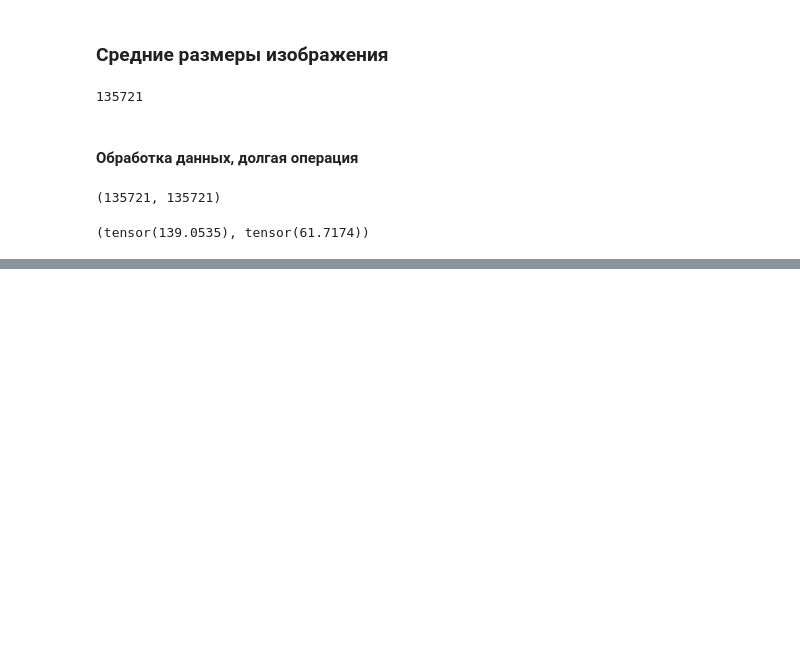
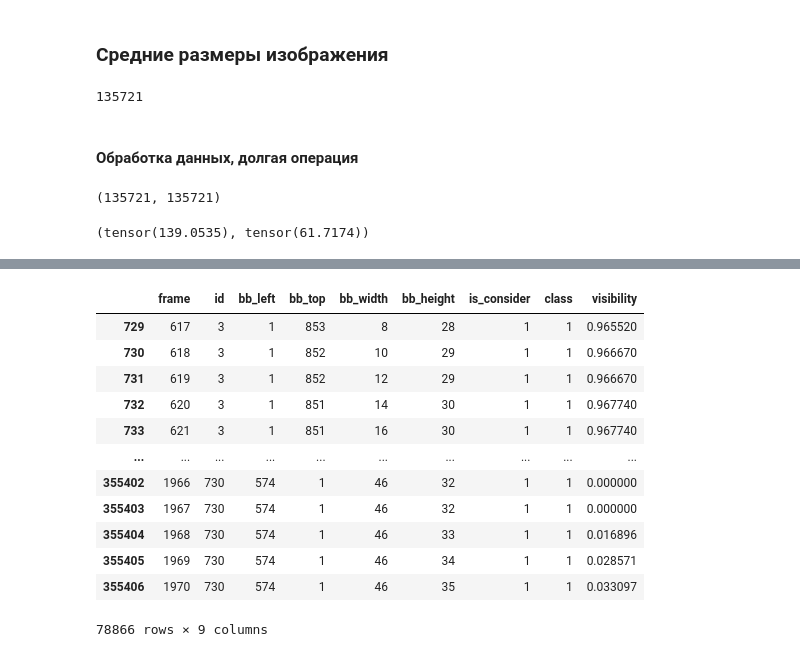
Before and after one commit to BlackKingWhitePawn/reidentification, a Jupyter notebook: mot20_ext_dataset.test.ipynb, the cells around one changed output, grey strips where cells are left out. Cells and saved outputs as stored; diff of their text form; code cells hidden in the pictures; blank space fills up the shorter version.

```diff
--- a/mot20_ext_dataset.test.ipynb
+++ b/mot20_ext_dataset.test.ipynb
@@ -302,0 +346,17 @@ xxs.mean(), yys.mean()
+# %%
+test_det = gt[mask_test]
+test_det
+# %% [output]
+|  | frame | id | bb_left | bb_top | bb_width | bb_height | is_consider | class | visibility |
+| 729 | 617 | 3 | 1 | 853 | 8 | 28 | 1 | 1 | 0.965520 |
+| 730 | 618 | 3 | 1 | 852 | 10 | 29 | 1 | 1 | 0.966670 |
+| 731 | 619 | 3 | 1 | 852 | 12 | 29 | 1 | 1 | 0.966670 |
+| 732 | 620 | 3 | 1 | 851 | 14 | 30 | 1 | 1 | 0.967740 |
+| 733 | 621 | 3 | 1 | 851 | 16 | 30 | 1 | 1 | 0.967740 |
+| ... | ... | ... | ... | ... | ... | ... | ... | ... | ... |
+| 355402 | 1966 | 730 | 574 | 1 | 46 | 32 | 1 | 1 | 0.000000 |
+| 355403 | 1967 | 730 | 574 | 1 | 46 | 32 | 1 | 1 | 0.000000 |
+| 355404 | 1968 | 730 | 574 | 1 | 46 | 33 | 1 | 1 | 0.016896 |
+| 355405 | 1969 | 730 | 574 | 1 | 46 | 34 | 1 | 1 | 0.028571 |
+| 355406 | 1970 | 730 | 574 | 1 | 46 | 35 | 1 | 1 | 0.033097 |
+78866 rows × 9 columns
```
Also changed, not shown: parts of 6 cells of this notebook, 7 other files.
